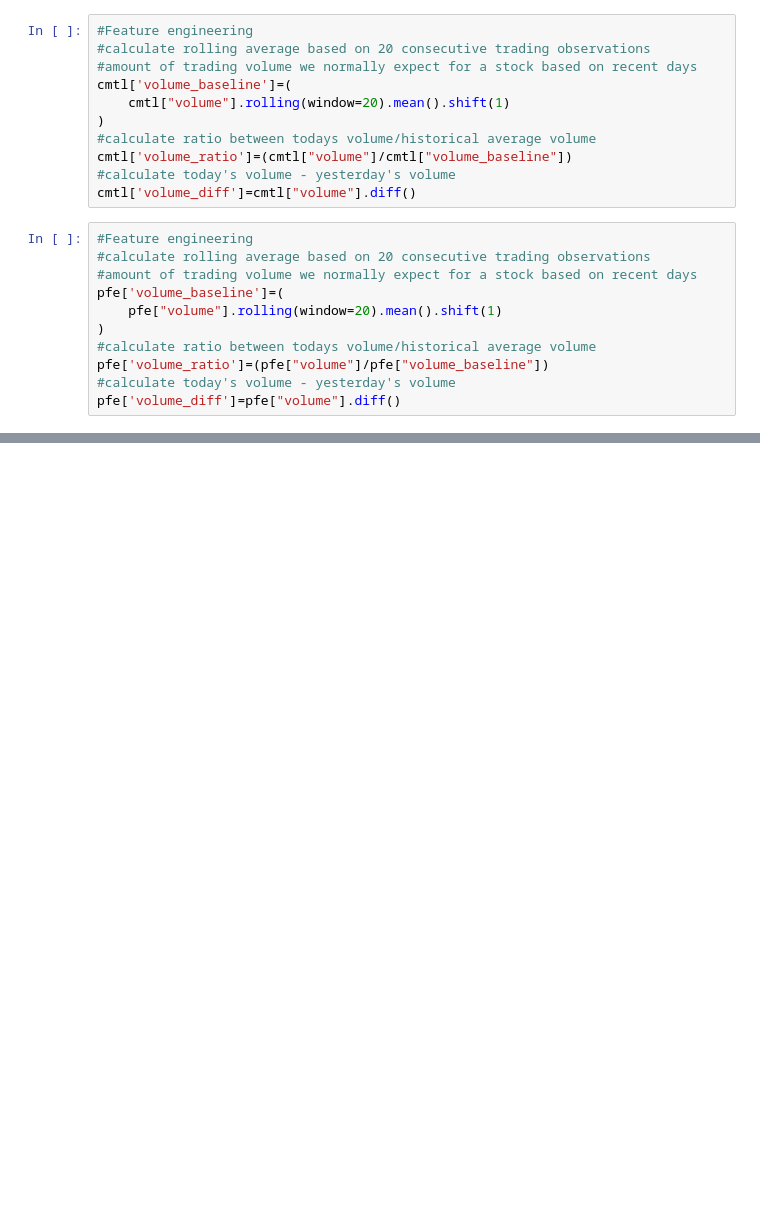
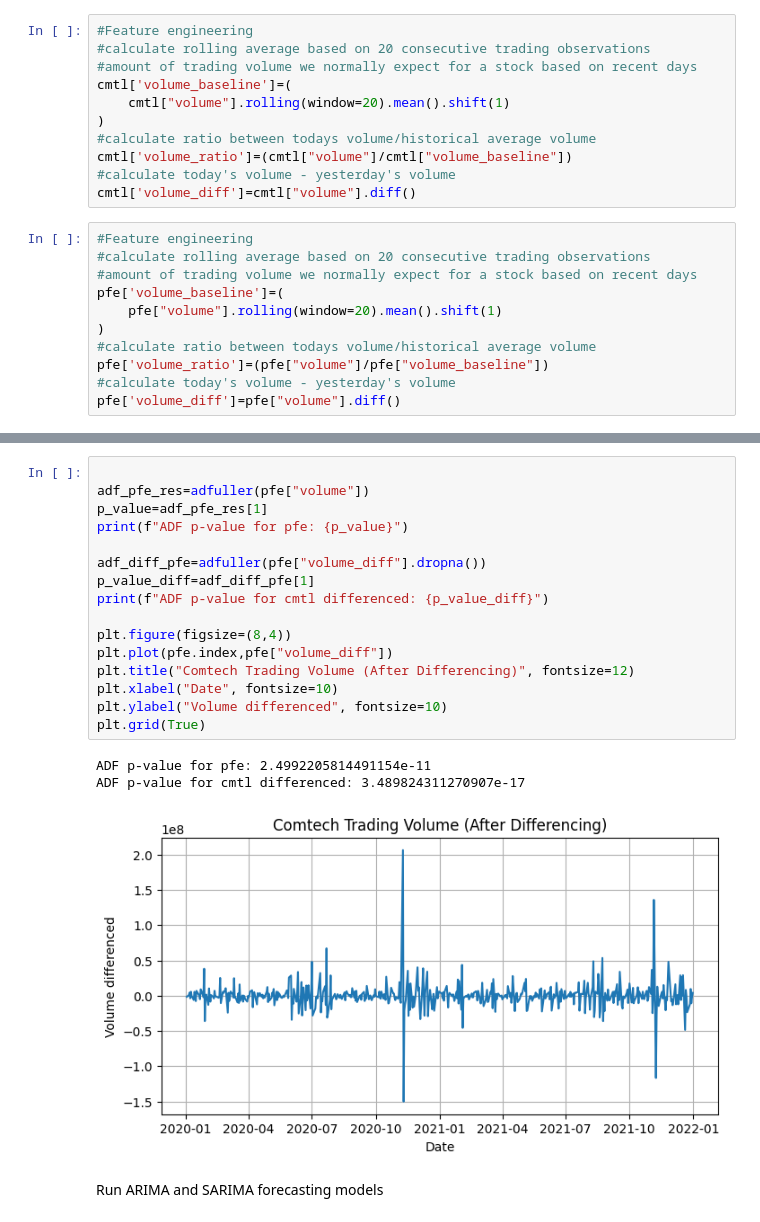
Before and after one commit to apatel4746/stockfrauddetection, a Jupyter notebook: stockfraud.ipynb, the cells around one changed output, grey strips where cells are left out. Drawn from its saved outputs; the diff is of its cells as text; blank space fills up the shorter version.

```diff
--- a/stockfraud.ipynb
+++ b/stockfraud.ipynb
@@ -1120,0 +1147,22 @@ pfe['volume_diff']=pfe["volume"].diff()
+# %%
+
+adf_pfe_res=adfuller(pfe["volume"])
+p_value=adf_pfe_res[1]
+print(f"ADF p-value for pfe: {p_value}")
+
+adf_diff_pfe=adfuller(pfe["volume_diff"].dropna())
+p_value_diff=adf_diff_pfe[1]
+print(f"ADF p-value for cmtl differenced: {p_value_diff}")
+
+plt.figure(figsize=(8,4))
+plt.plot(pfe.index,pfe["volume_diff"])
+plt.title("Comtech Trading Volume (After Differencing)", fontsize=12)
+plt.xlabel("Date", fontsize=10)
+plt.ylabel("Volume differenced", fontsize=10)
+plt.grid(True)
+# %% [output]
+ADF p-value for pfe: 2.4992205814491154e-11
+ADF p-value for cmtl differenced: 3.489824311270907e-17
+[figure, added]
+# %% [markdown]
+Run ARIMA and SARIMA forecasting models
```
Also changed, not shown: parts of 17 cells of this notebook.
